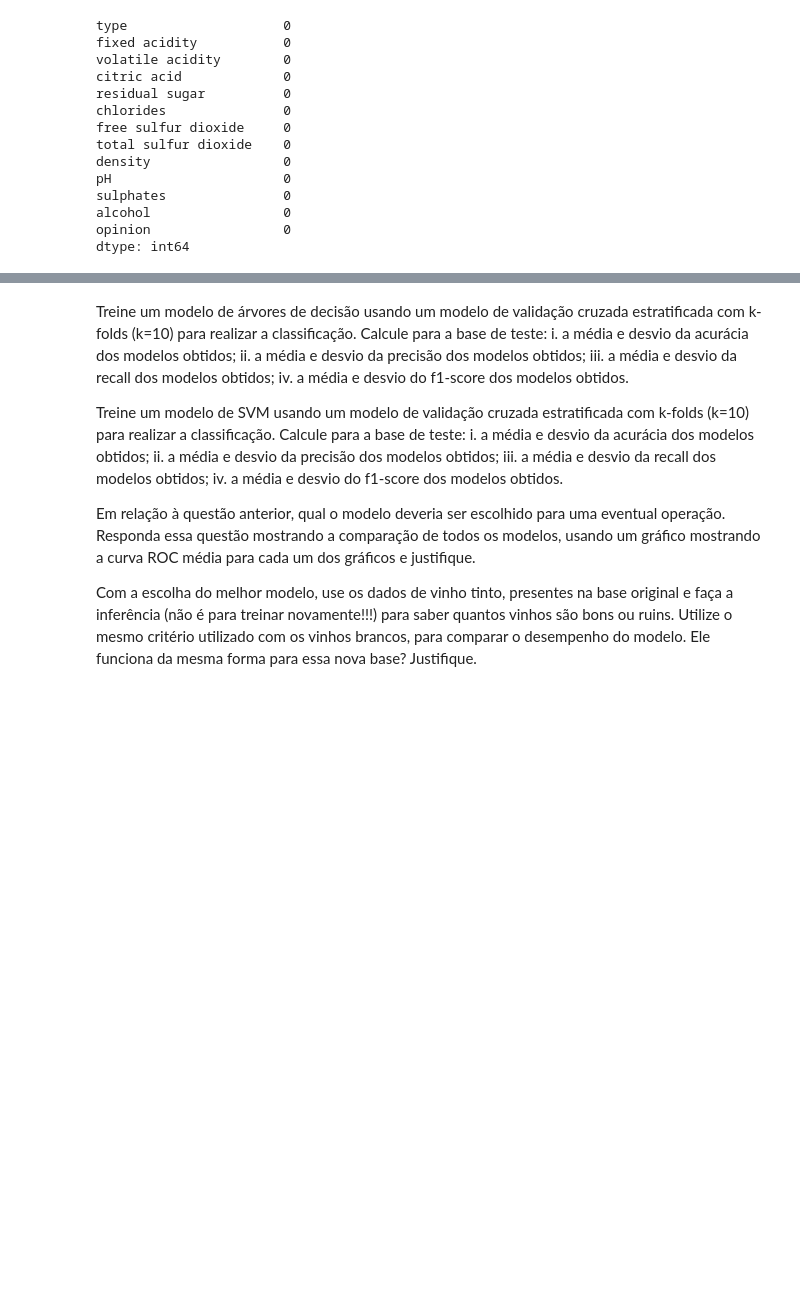
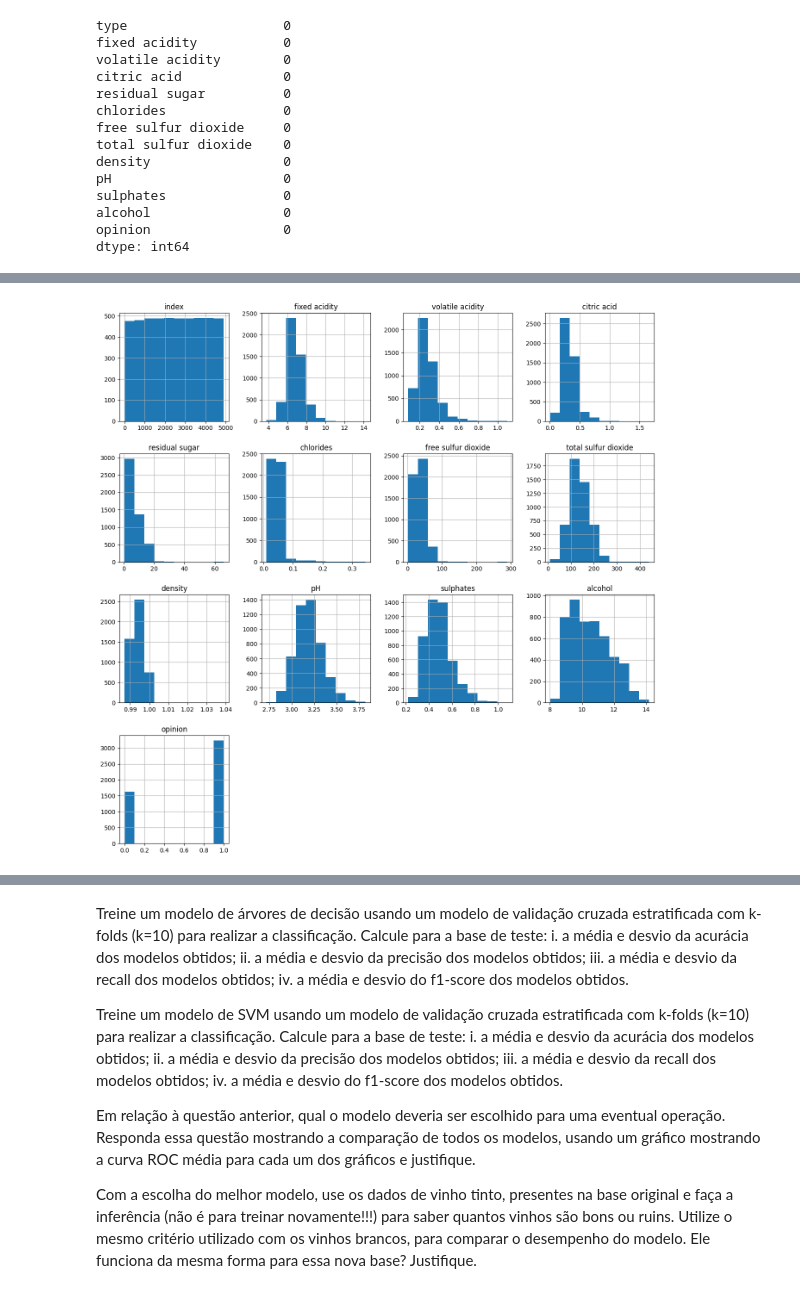
Before and after one commit to FabioRochaPoeta/wine-case, a Jupyter notebook: analisando-db-vinho-branco.ipynb, the cells around one changed output, grey strips where cells are left out. Drawn from its saved outputs; the diff is of its cells as text; code cells hidden in the pictures; blank space fills up the shorter version.

```diff
--- a/analisando-db-vinho-branco.ipynb
+++ b/analisando-db-vinho-branco.ipynb
@@ -43,0 +29,28 @@ wine.head()
+# %%
+# Base baixada, criando dataframe e importando tudo:
+
+import pandas as pd
+import matplotlib.pyplot as plt
+import seaborn as sns
+import numpy as np
+from sklearn.preprocessing import StandardScaler
+from sklearn.linear_model import LogisticRegression
+from sklearn.model_selection import train_test_split
+from sklearn.metrics import (
+    accuracy_score,
+    precision_score,
+    recall_score,
+    f1_score,
+    classification_report,
+    confusion_matrix,
+    roc_curve,
+    auc,
+    RocCurveDisplay
+)
+
+sns.set_style("ticks")
+sns.set_context("paper")
+
+wine = pd.read_csv('winequalityN.csv', sep=",")
+
+wine.head()
@@ -243,0 +280,6 @@ df_white.reset_index(inplace=True)
+# %%
+# Checando Outliers - não tem
+
+df_white.hist(figsize=[16,16]);
+# %% [output]
+[figure, added]
```
Also changed, not shown: parts of 16 cells of this notebook.
